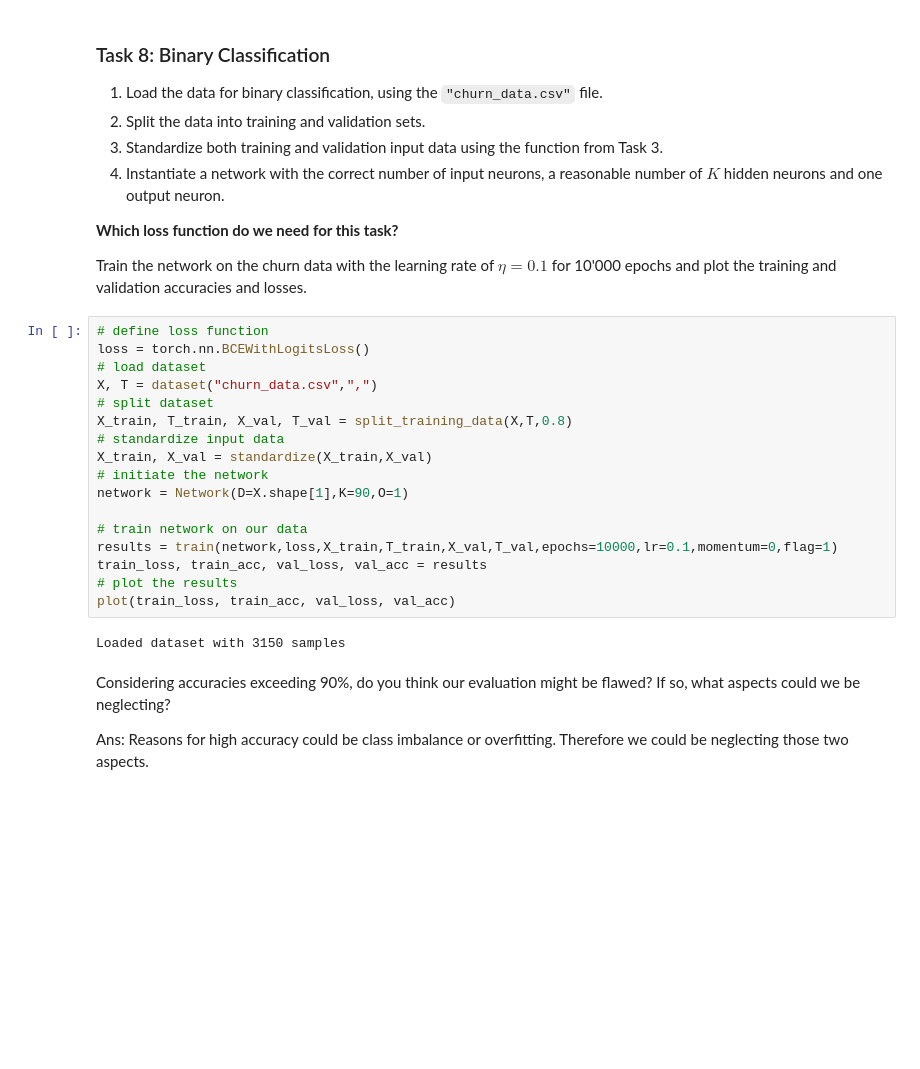
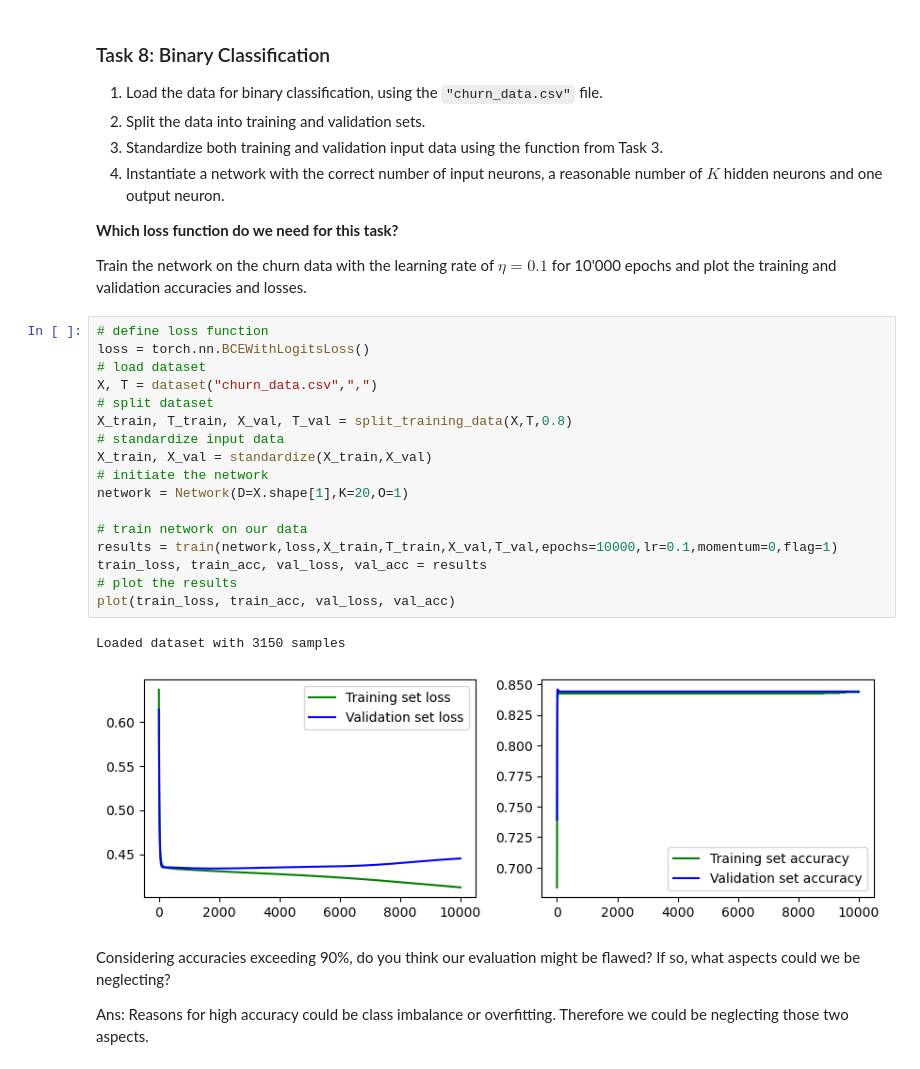
Before and after one commit to JorgeOrtizV/deepLearning_uzh, a Jupyter notebook: DL-Assignment05.ipynb, the cells around one changed output. Saved outputs shown, nothing was run; the diff lists cells and outputs as text; blank space fills up the shorter version.

```diff
--- a/DL-Assignment05.ipynb
+++ b/DL-Assignment05.ipynb
@@ -345,22 +349,23 @@ Train the network on the churn data with the learning rate of **$\eta=0.1$** for
 # %%
 # define loss function
 loss = torch.nn.BCEWithLogitsLoss()
 # load dataset
 X, T = dataset("churn_data.csv",",")
 # split dataset
 X_train, T_train, X_val, T_val = split_training_data(X,T,0.8)
 # standardize input data
 X_train, X_val = standardize(X_train,X_val)
 # initiate the network
-network = Network(D=X.shape[1],K=90,O=1)
+network = Network(D=X.shape[1],K=20,O=1)
 
 # train network on our data
 results = train(network,loss,X_train,T_train,X_val,T_val,epochs=10000,lr=0.1,momentum=0,flag=1)
 train_loss, train_acc, val_loss, val_acc = results
 # plot the results
 plot(train_loss, train_acc, val_loss, val_acc)
 # %% [output]
 Loaded dataset with 3150 samples
+[figure, added]
 # %% [markdown]
 Considering accuracies exceeding 90%, do you think our evaluation might be flawed? If so, what aspects could we be neglecting?
 
```
Also changed, not shown: parts of 2 cells of this notebook, 9 other files.
